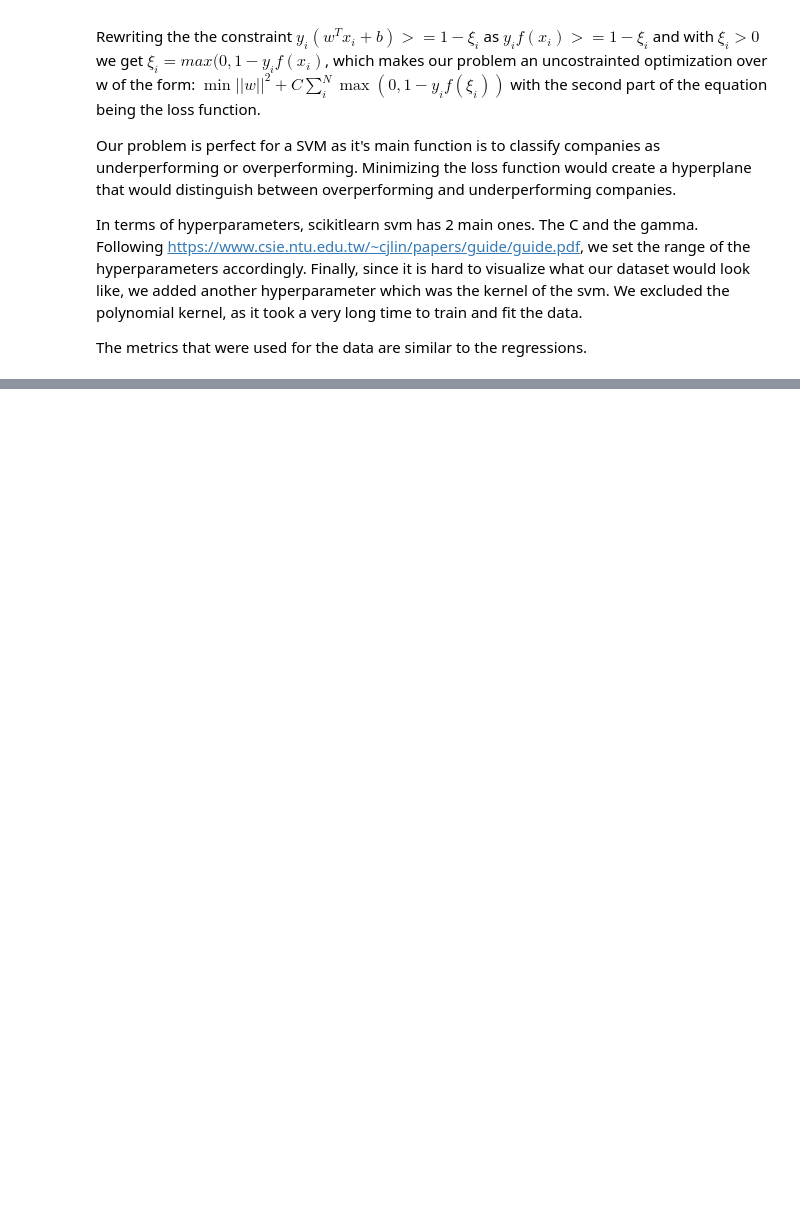
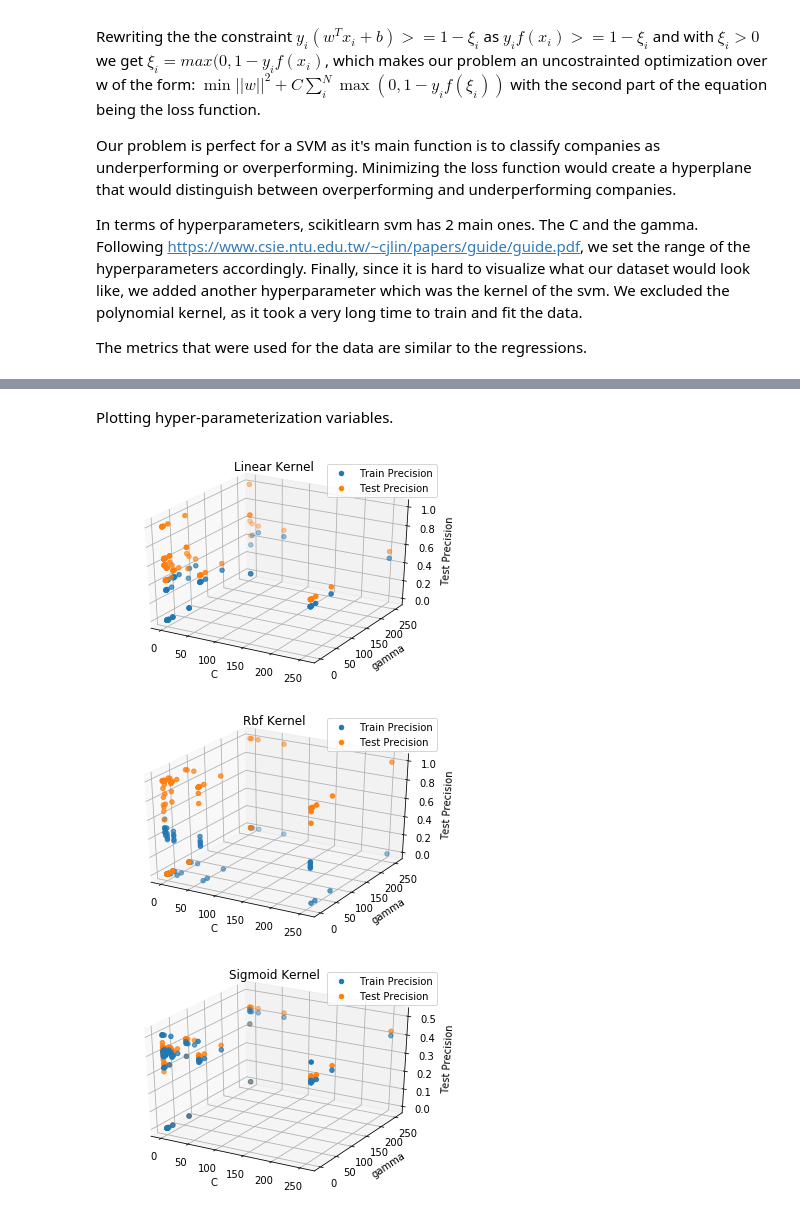
Before and after one commit to Alex-Oiko/stock-predictor, a Jupyter notebook: Stock Picker.ipynb, the cells around one changed output, grey strips where cells are left out. Drawn from its saved outputs; the diff is of its cells as text; code cells hidden in the pictures; blank space fills up the shorter version.

Commit message:
Added code and results. Need to discuss performance measure and finilize report

```diff
--- a/Stock Picker.ipynb
+++ b/Stock Picker.ipynb
@@ -405,0 +486,46 @@ The metrics that were used for the data are similar to the regressions.
+# %% [markdown]
+Plotting hyper-parameterization variables.
+# %%
+results = pd.read_csv("./resources/results.csv")
+
+linear = results.iloc[np.where(results['algo']=='linear')]
+rbf = results.iloc[np.where(results['algo']=='rbf')]
+sigmoid = results.iloc[np.where(results['algo']=='sigmoid')]
+
+mpl.rcParams['legend.fontsize'] = 10
+
+fig = plt.figure()
+ax = fig.gca(projection='3d')
+ax.scatter(linear['C'], linear['gamma'], linear['train_precision'], label='Train Precision')
+ax.scatter(linear['C'], linear['gamma'], linear['test_precision'], label='Test Precision')
+ax.legend()
+ax.set_title("Linear Kernel")
+ax.set_xlabel('C')
+ax.set_ylabel('gamma')
+ax.set_zlabel('Test Precision')
+
+fig1 = plt.figure()
+ax1 = fig1.gca(projection='3d')
+ax1.scatter(rbf['C'], rbf['gamma'], rbf['train_precision'], label='Train Precision')
+ax1.scatter(rbf['C'], rbf['gamma'], rbf['test_precision'], label='Test Precision')
+ax1.legend()
+ax1.set_title("Rbf Kernel")
+ax1.set_xlabel('C')
+ax1.set_ylabel('gamma')
+ax1.set_zlabel('Test Precision')
+
+fig2 = plt.figure()
+ax2 = fig2.gca(projection='3d')
+ax2.scatter(sigmoid['C'], sigmoid['gamma'], sigmoid['train_precision'], label='Train Precision')
+ax2.scatter (sigmoid['C'], sigmoid['gamma'], sigmoid['test_precision'], label='Test Precision')
+ax2.legend()
+ax2.set_title("Sigmoid Kernel")
+ax2.set_xlabel('C')
+ax2.set_ylabel('gamma')
+ax2.set_zlabel('Test Precision')
+
+plt.show()
+# %% [output]
+[figure, added]
+[figure, added]
+[figure, added]
```
Also changed, not shown: parts of 12 cells of this notebook, 4 other files.
